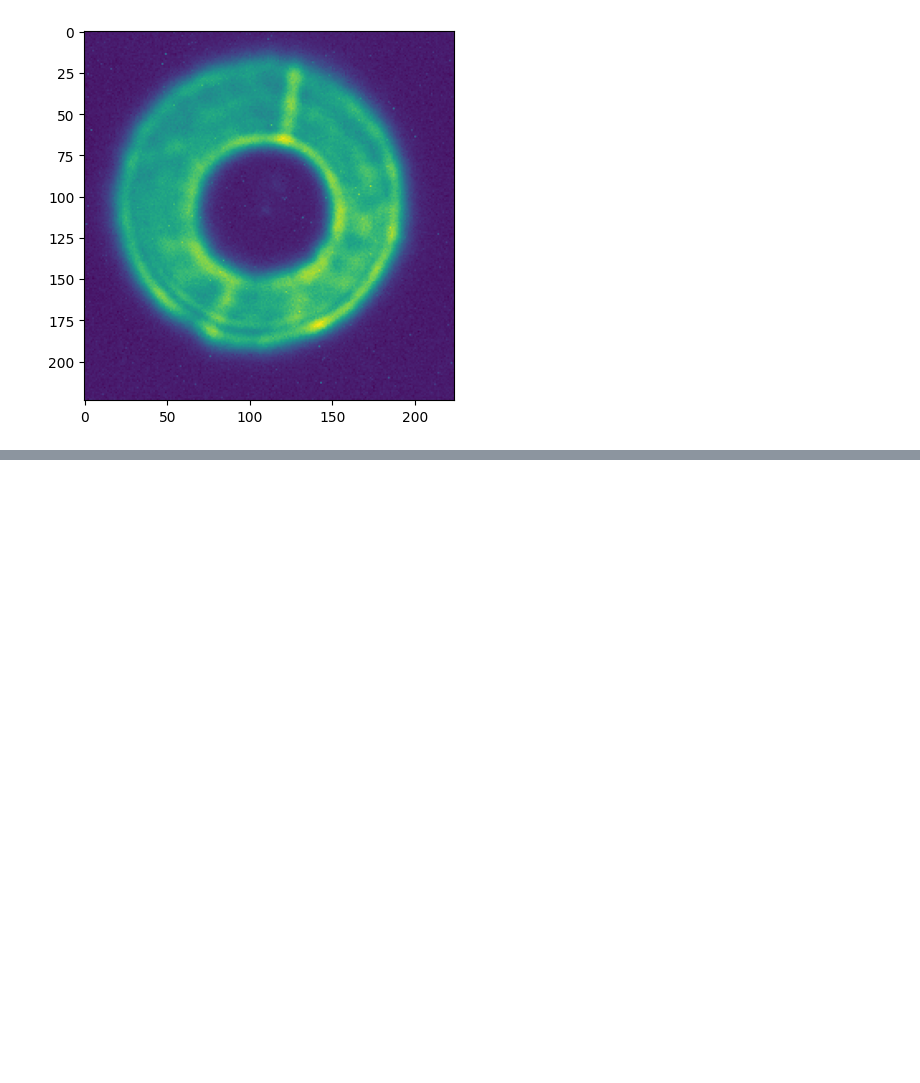
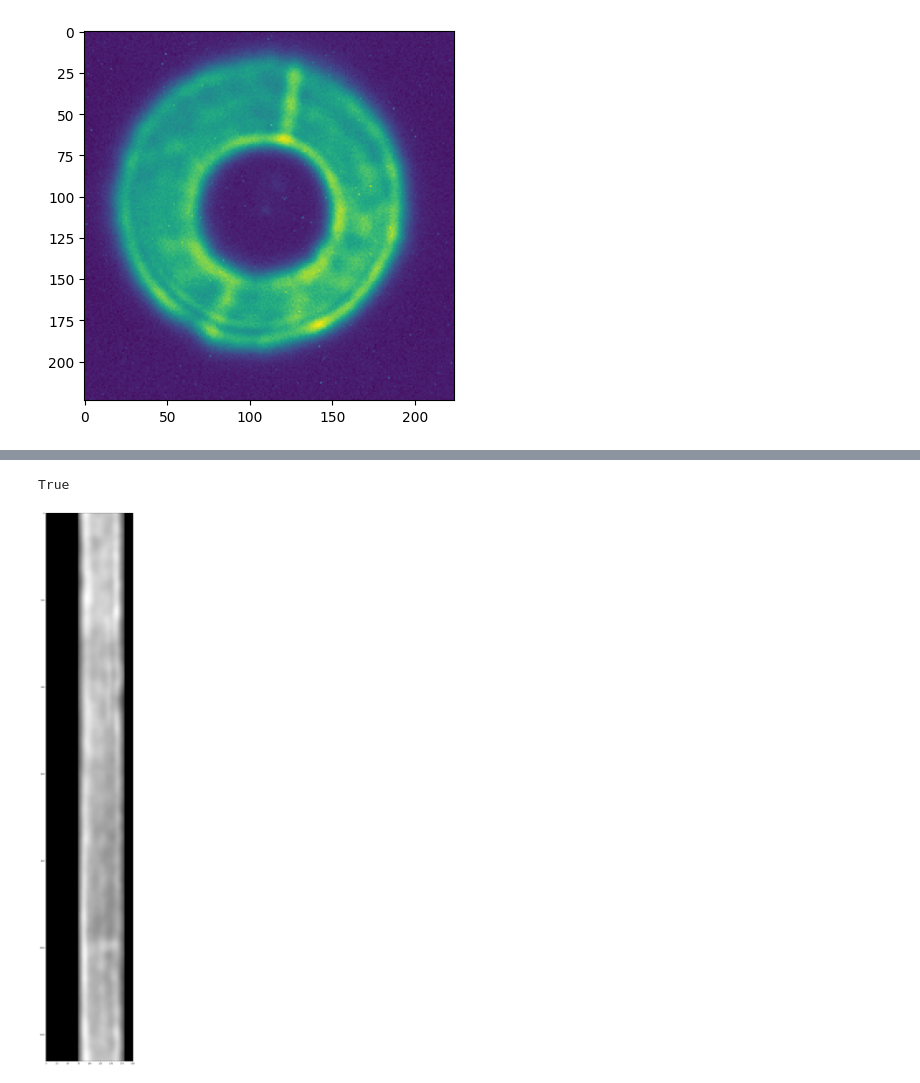
Before and after one commit to tepickering/ser_utils, a Jupyter notebook: notebooks/fass_dev.ipynb, the cells around one changed output, grey strips where cells are left out. Drawn from its saved outputs; the diff is of its cells as text; code cells hidden in the pictures; blank space fills up the shorter version.

```diff
--- a/notebooks/fass_dev.ipynb
+++ b/notebooks/fass_dev.ipynb
@@ -141,0 +207,12 @@ plt.show()
+# %%
+tform = PiecewiseAffineTransform()
+tform.estimate(src, dst)
+# %% [output]
+True
+# %%
+out = warp(stacked, tform, output_shape=(stacked.shape[0], stacked.shape[1]))
+fig = plt.figure(figsize=(50, 50))
+plt.imshow(out, cmap='gray')
+plt.show()
+# %% [output]
+[figure, added]
```
Also changed, not shown: parts of 10 cells of this notebook.
